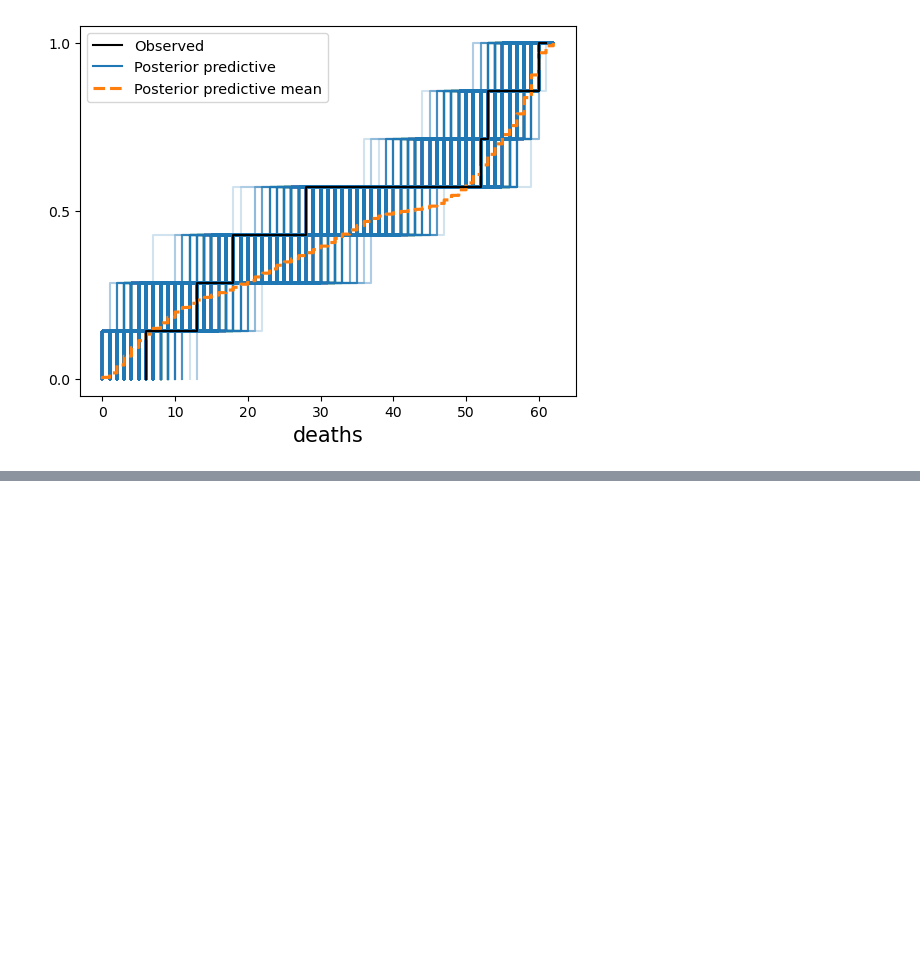
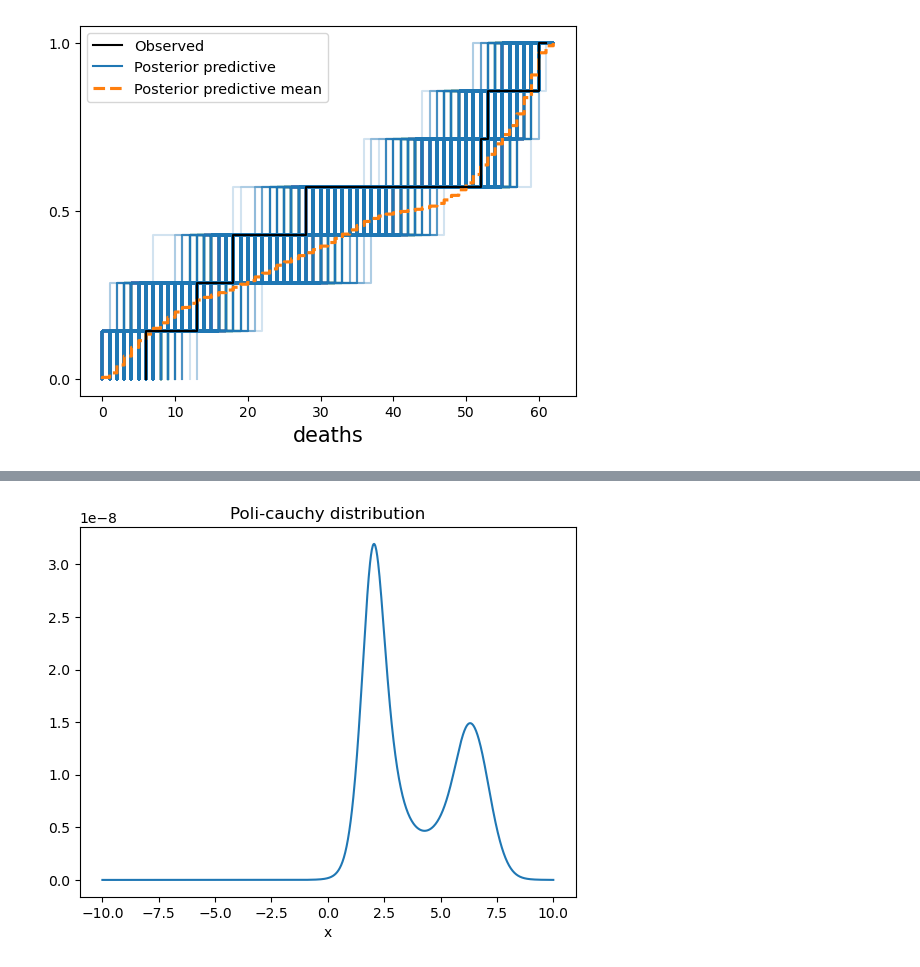
Before and after one commit to romanAVJ/glm-mds, a Jupyter notebook: homework/hw4/hw4.ipynb, the cells around one changed output, grey strips where cells are left out. Cells and saved outputs as stored; diff of their text form; code cells hidden in the pictures; blank space fills up the shorter version.

```diff
--- a/homework/hw4/hw4.ipynb
+++ b/homework/hw4/hw4.ipynb
@@ -178,0 +286,25 @@ az.plot_ppc(post_checks, data_pairs={'deaths': 'deaths'}, kind='cumulative')
+# %%
+# params
+a_vector = np.array([1, 2, 2, 6, 7, 8])
+
+# poli-cauchy distribution
+def dpoli_cauchy(x, a=a_vector, log=False):
+    # kernel
+    kernel = 1 + (x - a)**2
+
+    # get distribution
+    if log:
+        return - np.sum(np.log(kernel)) - len(a) * np.log(np.pi)
+    else:
+        return np.prod(1 / (np.pi * kernel))
+# %%
+# plot poli-cauchy
+x = np.linspace(-10, 10, 1000)
+y = [dpoli_cauchy(x_i) for x_i in x]
+plt.plot(x, y)
+plt.title('Poli-cauchy distribution')
+# x axis
+plt.xlabel('x')
+plt.show()
+# %% [output]
+[figure, added]
```
Also changed, not shown: parts of 62 cells of this notebook, 1 other file.
